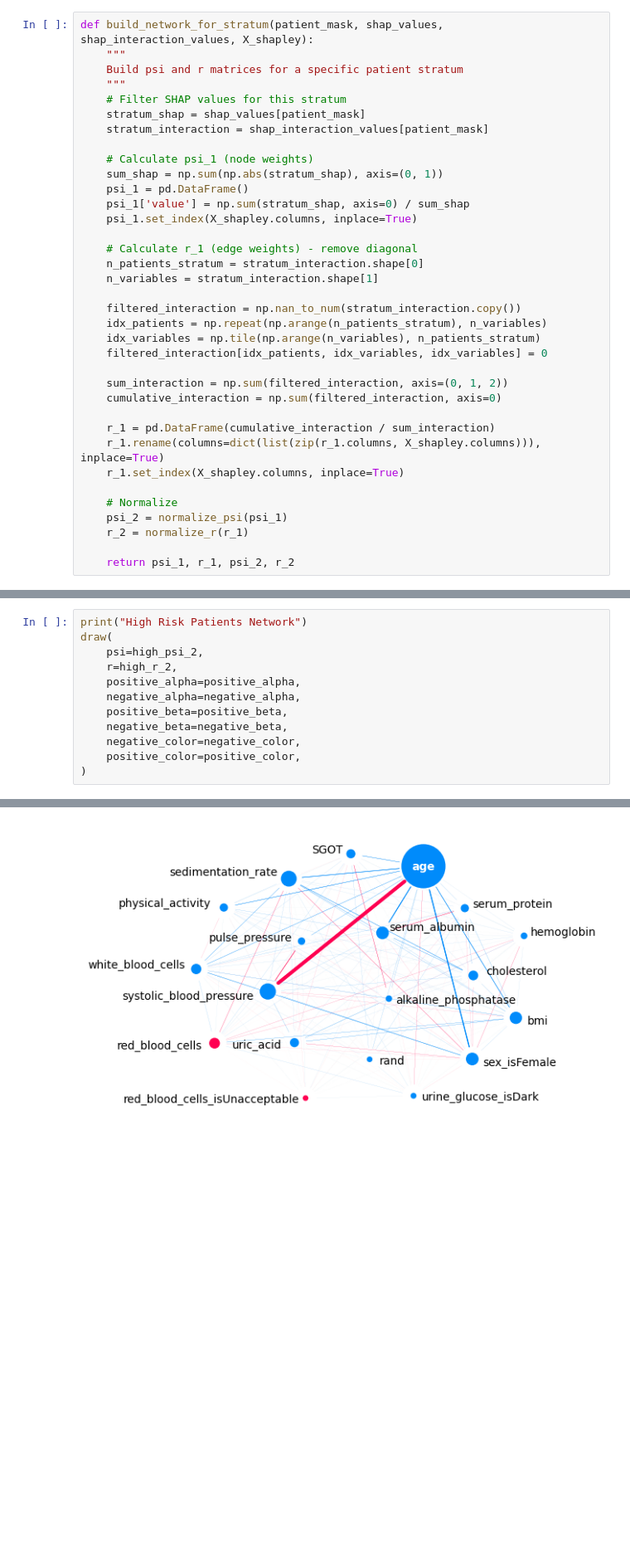
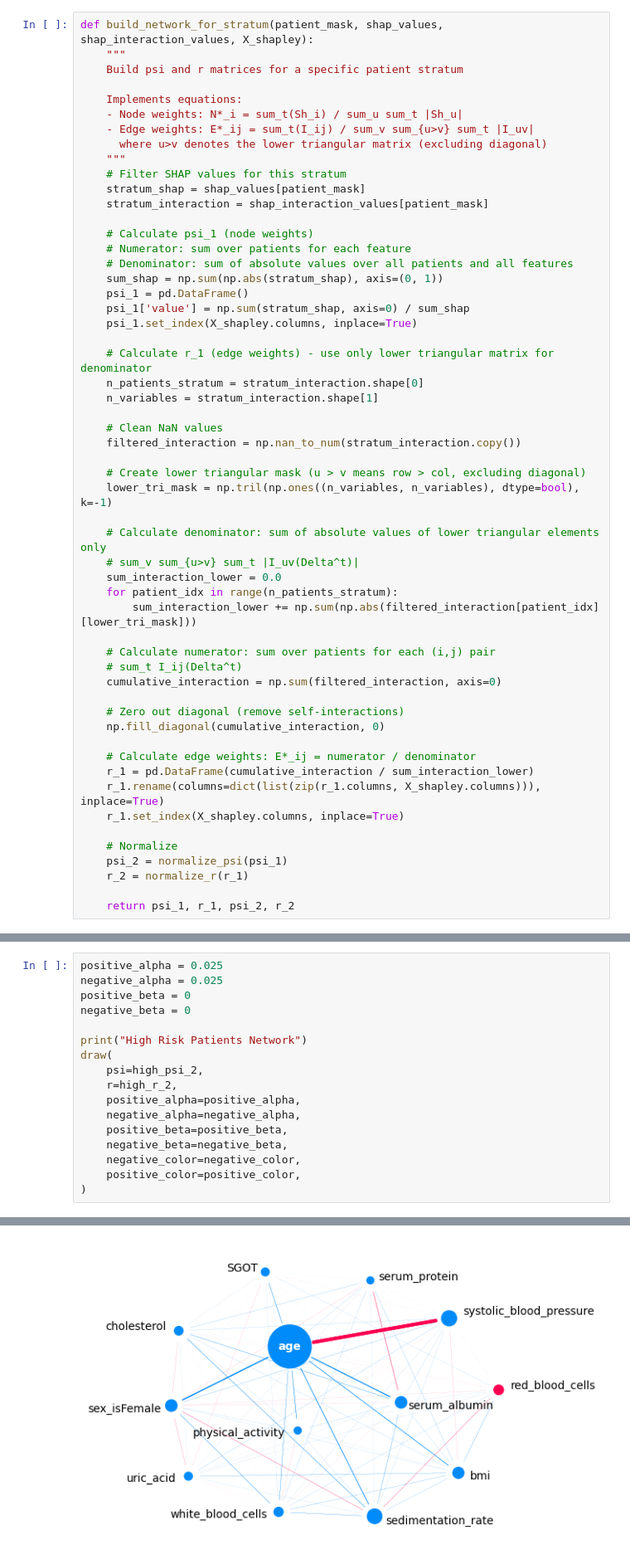
Before and after one commit to perez-sechi/IJAR-python, a Jupyter notebook: run/shap_network_risk_stratified.ipynb, the cells around one changed output, grey strips where cells are left out. Shown: that part at 83% size. Drawn from its saved outputs; the diff is of its cells as text; blank space fills up the shorter version.

```diff
--- a/run/shap_network_risk_stratified.ipynb
+++ b/run/shap_network_risk_stratified.ipynb
@@ -75,30 +91,49 @@ High risk patients: 170
 def build_network_for_stratum(patient_mask, shap_values, shap_interaction_values, X_shapley):
     """
     Build psi and r matrices for a specific patient stratum
+
+    Implements equations:
+    - Node weights: N*_i = sum_t(Sh_i) / sum_u sum_t |Sh_u|
+    - Edge weights: E*_ij = sum_t(I_ij) / sum_v sum_{u>v} sum_t |I_uv|
+      where u>v denotes the lower triangular matrix (excluding diagonal)
     """
     # Filter SHAP values for this stratum
     stratum_shap = shap_values[patient_mask]
     stratum_interaction = shap_interaction_values[patient_mask]
 
     # Calculate psi_1 (node weights)
+    # Numerator: sum over patients for each feature
+    # Denominator: sum of absolute values over all patients and all features
     sum_shap = np.sum(np.abs(stratum_shap), axis=(0, 1))
     psi_1 = pd.DataFrame()
     psi_1['value'] = np.sum(stratum_shap, axis=0) / sum_shap
     psi_1.set_index(X_shapley.columns, inplace=True)
 
-    # Calculate r_1 (edge weights) - remove diagonal
+    # Calculate r_1 (edge weights) - use only lower triangular matrix for denominator
     n_patients_stratum = stratum_interaction.shape[0]
     n_variables = stratum_interaction.shape[1]
 
+    # Clean NaN values
     filtered_interaction = np.nan_to_num(stratum_interaction.copy())
-    idx_patients = np.repeat(np.arange(n_patients_stratum), n_variables)
-    idx_variables = np.tile(np.arange(n_variables), n_patients_stratum)
-    filtered_interaction[idx_patients, idx_variables, idx_variables] = 0
 
-    sum_interaction = np.sum(filtered_interaction, axis=(0, 1, 2))
+    # Create lower triangular mask (u > v means row > col, excluding diagonal)
+    lower_tri_mask = np.tril(np.ones((n_variables, n_variables), dtype=bool), k=-1)
+
+    # Calculate denominator: sum of absolute values of lower triangular elements only
+    # sum_v sum_{u>v} sum_t |I_uv(Delta^t)|
+    sum_interaction_lower = 0.0
+    for patient_idx in range(n_patients_stratum):
+        sum_interaction_lower += np.sum(np.abs(filtered_interaction[patient_idx][lower_tri_mask]))
+
+    # Calculate numerator: sum over patients for each (i,j) pair
+    # sum_t I_ij(Delta^t)
     cumulative_interaction = np.sum(filtered_interaction, axis=0)
 
-    r_1 = pd.DataFrame(cumulative_interaction / sum_interaction)
+    # Zero out diagonal (remove self-interactions)
+    np.fill_diagonal(cumulative_interaction, 0)
+
+    # Calculate edge weights: E*_ij = numerator / denominator
+    r_1 = pd.DataFrame(cumulative_interaction / sum_interaction_lower)
     r_1.rename(columns=dict(list(zip(r_1.columns, X_shapley.columns))), inplace=True)
     r_1.set_index(X_shapley.columns, inplace=True)
 
@@ -150,18 +185,23 @@ Low Risk Patients Network
 # %% [markdown]
 ## High Risk Network
 # %%
+positive_alpha = 0.025
+negative_alpha = 0.025
+positive_beta = 0
+negative_beta = 0
+
 print("High Risk Patients Network")
 draw(
     psi=high_psi_2,
     r=high_r_2,
     positive_alpha=positive_alpha,
     negative_alpha=negative_alpha,
     positive_beta=positive_beta,
     negative_beta=negative_beta,
     negative_color=negative_color,
     positive_color=positive_color,
 )
 # %% [output]
 High Risk Patients Network
-[figure, old version]
+[figure, new version]
 <networkx.classes.digraph.DiGraph at 0x...>
```
Also changed, not shown: parts of 6 cells of this notebook, 9 other files.
